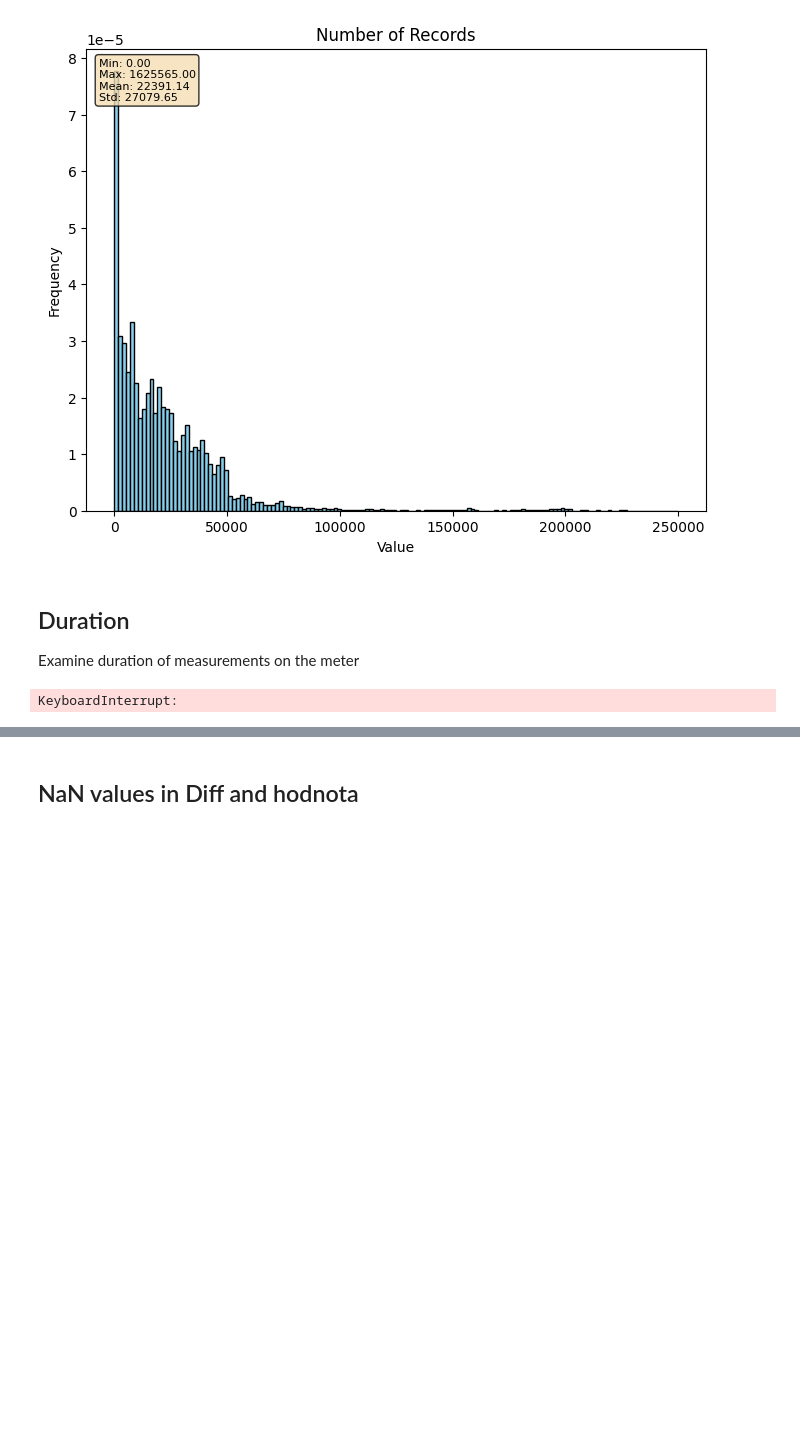
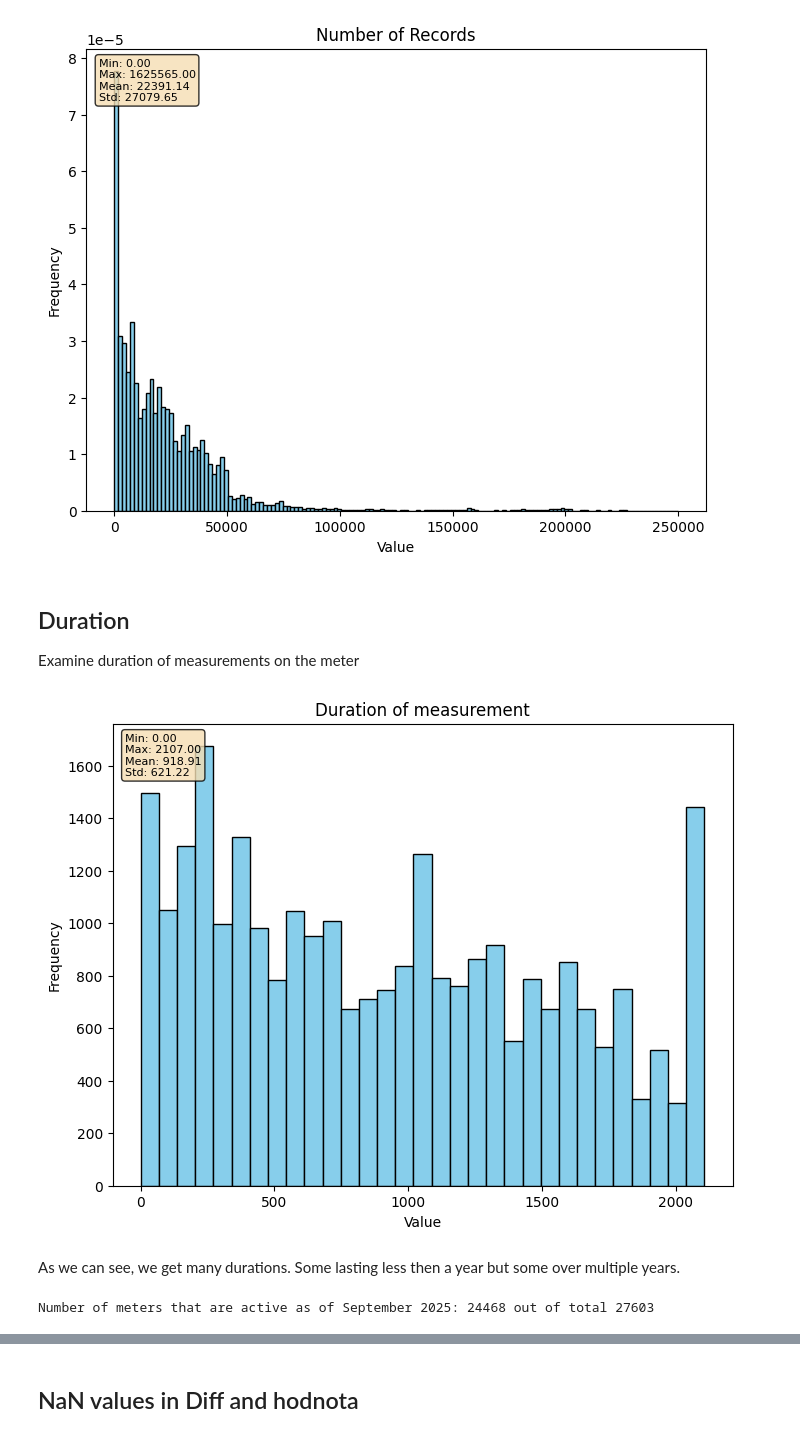
Before and after one commit to andres-cerny/master_thesis, a Jupyter notebook: data_exploration.ipynb, the cells around one changed output, grey strips where cells are left out. Drawn from its saved outputs; the diff is of its cells as text; code cells hidden in the pictures; blank space fills up the shorter version.

```diff
--- a/data_exploration.ipynb
+++ b/data_exploration.ipynb
@@ -139,13 +264,3 @@ for idx in unsorted_indices:
-# %%
-def get_pickle_data(pickle_path, function, params):
-    if os.path.exists(pickle_path):
-        with open(pickle_path, 'rb') as file:
-            data = pickle.load(file)
-    else:
-        data = function(*params)
-        with open(pickle_path, 'wb') as f:
-            pickle.dump(data, f)
-    return data
 # %%
 def diff_bigger_than(df_filename: str, difference = -0.002) -> int:
     df = pd.read_csv(f"{unsorted_values_dfs_dir}/{df_filename}")
@@ -303,16 +396,39 @@ plot_histogram_with_stats(number_of_records, title='Number of Records', density=
 # %% [markdown]
 ## Duration
 Examine duration of measurements on the meter
+# %%
+def get_datetimes(dates: list) -> list:
+    datetime_dates = []
+
+    for date in dates:
+        try:
+            date = pd.to_datetime(date, format='%Y-%m-%d %H:%M:%S')
+        except ValueError:
+            date = pd.to_datetime(date, format='%Y-%m-%d')
+
+        datetime_dates.append(date)
+
+    return datetime_dates
 # %%
-start_dates = metadata_to_list('start_time')
-end_dates = metadata_to_list('end_time')
-start_dates = pd.to_datetime(start_dates, errors='coerce')
-end_dates = pd.to_datetime(end_dates, errors='coerce')
-
-durations = (end_dates - start_dates).to_list()
-plot_histogram_with_stats(durations, "Duration of measurement")
+start_dates = get_pickle_data('./pickles/start_dates.pkl', metadata_to_dict, ['start_time'])
+end_dates = get_pickle_data('./pickles/end_dates.pkl', metadata_to_dict, ['end_time'])
-# %% [output]
-KeyboardInterrupt:
+# %%
+start_dates = dict(zip(start_dates.keys(), get_datetimes(start_dates.values())))
+end_dates = dict(zip(end_dates.keys(), get_datetimes(end_dates.values())))
+
+start_series = pd.Series({k: start_dates[k] for k in start_dates.keys()})
+end_series = pd.Series({k: end_dates[k] for k in end_dates.keys()})
+
+durations = end_series - start_series
+durations_in_days = durations.dt.total_seconds() / (3600 * 24)
+
+durations_in_days_dict = durations_in_days.to_dict()
+# %%
+plot_histogram_with_stats(durations_in_days, "Duration of measurement")
+# %% [output]
+[figure, added]
+# %% [markdown]
+As we can see, we get many durations. Some lasting less then a year but some over multiple years.
 # %%
 def is_active(end_date) -> bool:
     '''
@@ -321,4 +437,7 @@ def is_active(end_date) -> bool:
     september_date = datetime.strptime("2025-09-01", "%Y-%m-%d")
     return end_date >= september_date
 
-print(f"Number of meters that are active as of September 2025: {len([end_date for end_date in end_dates if is_active(end_date)])}")
+active_meter_filenames = [filename for filename, end_date in end_dates.items() if is_active(end_date)]
+print(f"Number of meters that are active as of September 2025: {len(active_meter_filenames)} out of total {len(all_dfs_paths)}")
+# %% [output]
+Number of meters that are active as of September 2025: 24468 out of total 27603
```
Also changed, not shown: parts of 55 cells of this notebook, 4 other files.
